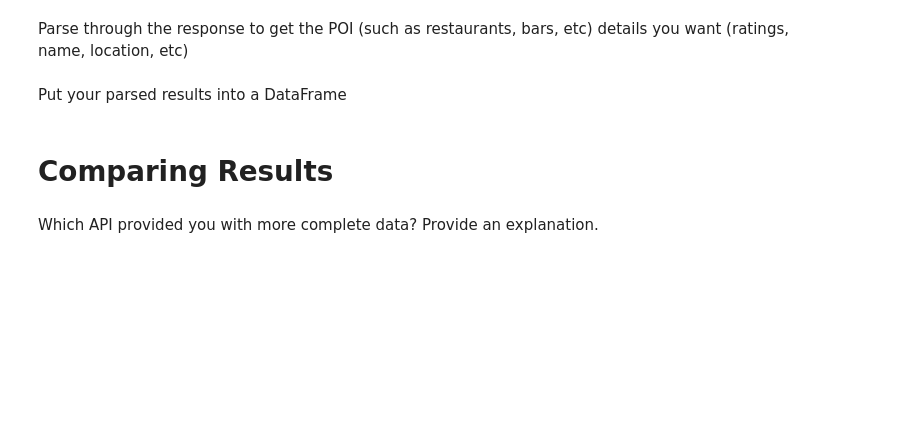
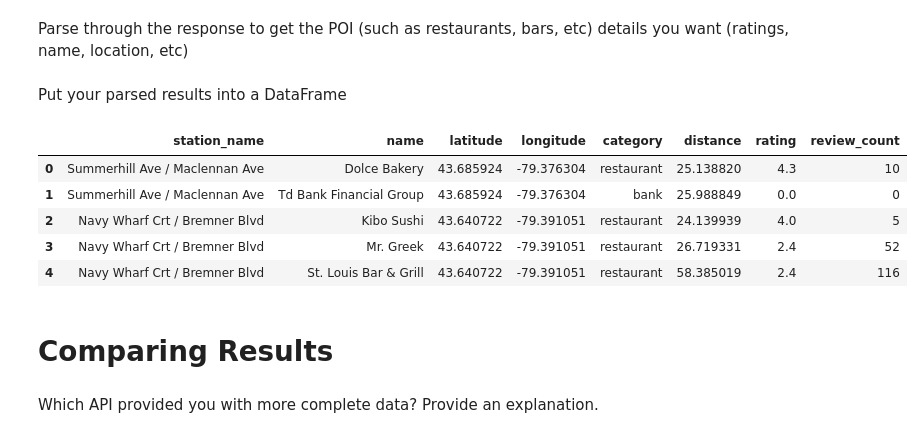
Before and after one commit to tashrifmahmud/Statistical-Modelling-Project, a Jupyter notebook: notebooks/yelp_foursquare_EDA.ipynb, the cells around one changed output. Drawn from its saved outputs; the diff is of its cells as text; code cells hidden in the pictures; blank space fills up the shorter version.

```diff
--- a/notebooks/yelp_foursquare_EDA.ipynb
+++ b/notebooks/yelp_foursquare_EDA.ipynb
@@ -118,7 +191,54 @@ Send a request to Yelp with a small radius (1000m) for all the bike stations in
 # %% [markdown]
 Parse through the response to get the POI (such as restaurants, bars, etc) details you want (ratings, name, location, etc)
+# %%
+# Starting with an empty list
+yelp_poi_data = []
+
+# Selecting first 5 stations from the df_bike
+yelp_selected_stations = df_bike.head(5)
+
+# Iterate through each bike station in df_bike dataframe from city_bikes
+for index, row in yelp_selected_stations.iterrows():
+    latitude = row['latitude']
+    longitude = row['longitude']
+    station_name = row['station_name']
+
+    # Query for restaurants, bars, and banks
+    for query in ["restaurant", "bar", "bank"]:
+        pois = yelp_places(latitude, longitude, query, radius=50)
+
+        if pois and 'businesses' in pois:  # Yelp's results are in 'businesses'
+            for place in pois['businesses']:
+                distance = place.get('distance', None)
+                rating = place.get('rating', None)
+                review_count = place.get('review_count', None)
+
+                poi_info = {
+                    'station_name': station_name,
+                    'name': place.get('name', ''),
+                    'latitude': latitude,
+                    'longitude': longitude,
+                    'category': query,
+                    'distance': distance,
+                    'rating': rating,  # Adding rating
+                    'review_count': review_count  # Adding review count
+                }
+                yelp_poi_data.append(poi_info)  # Add to the empty list
 # %% [markdown]
 Put your parsed results into a DataFrame
+# %%
+# Create a df from the data
+yelp_pois_df = pd.DataFrame(yelp_poi_data)
+
+# Check the first few rows of the new df
+yelp_pois_df.head()
+# %% [output]
+|  | station_name | name | latitude | longitude | category | distance | rating | review_count |
+| 0 | Summerhill Ave / Maclennan Ave | Dolce Bakery | 43.685924 | -79.376304 | restaurant | 25.138820 | 4.3 | 10 |
+| 1 | Summerhill Ave / Maclennan Ave | Td Bank Financial Group | 43.685924 | -79.376304 | bank | 25.988849 | 0.0 | 0 |
+| 2 | Navy Wharf Crt / Bremner Blvd | Kibo Sushi | 43.640722 | -79.391051 | restaurant | 24.139939 | 4.0 | 5 |
+| 3 | Navy Wharf Crt / Bremner Blvd | Mr. Greek | 43.640722 | -79.391051 | restaurant | 26.719331 | 2.4 | 52 |
+| 4 | Navy Wharf Crt / Bremner Blvd | St. Louis Bar & Grill | 43.640722 | -79.391051 | restaurant | 58.385019 | 2.4 | 116 |
 # %% [markdown]
 # Comparing Results
 # %% [markdown]
```
Also changed, not shown: parts of 14 cells of this notebook.
